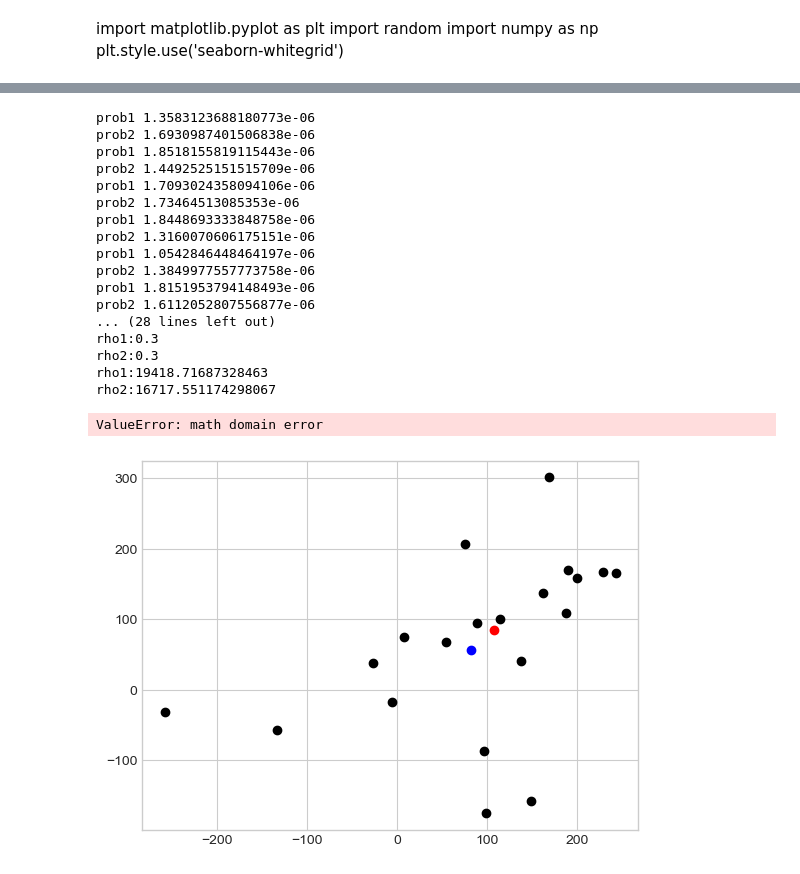
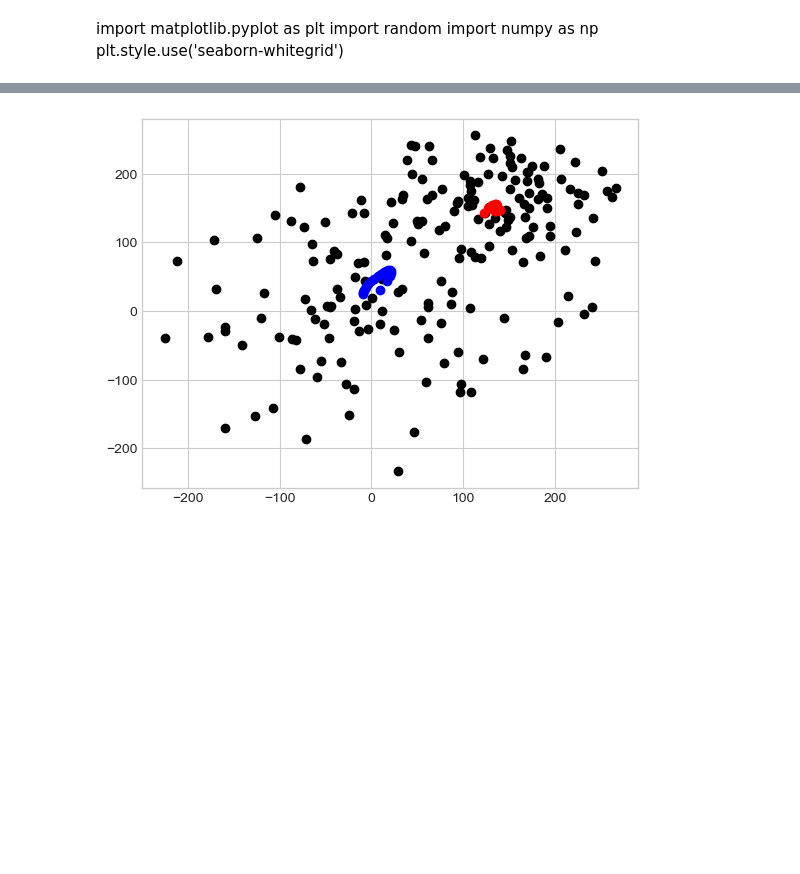
Before and after one commit to lucasc073/GMM1, a Jupyter notebook: K means.ipynb, the cells around one changed output, grey strips where cells are left out. Drawn from its saved outputs; the diff is of its cells as text; code cells hidden in the pictures; blank space fills up the shorter version.

```diff
--- a/K means.ipynb
+++ b/K means.ipynb
@@ -12,13 +12,13 @@ import math as math
 # %%
 x = []
 y = []
-for i in range(0, 10):
+for i in range(0, 100):
     x += [np.random.normal(0, 100)]
     y += [np.random.normal(0, 100)]
     x += [np.random.normal(150, 60)]
     y += [np.random.normal(150, 60)]
 
-for i in range(0, 20):
+for i in range(0, 200):
     plt.plot(x[i], y[i], 'o', color='black');
 
 
@@ -37,7 +37,7 @@ for j in range(0, 1000):
     count1 = 0
     count2 = 0
 
-    for i in range(0, 20):
+    for i in range(0, 200):
        # print(i)
         #if x[i]>200 and y[i]>200:
          #   print(x[i], y[i])
@@ -57,11 +57,13 @@ for j in range(0, 1000):
     ky1 = avgy1/count1
     ky2 = avgy2/count2
 
+
+
+for i in range(0, 200):
+    plt.plot(x[i], y[i], 'o', color='black');
+
 plt.plot(kx1, ky1, 'o', color='blue')
 plt.plot(kx2, ky2, 'o', color='green')
-
-for i in range(0, 20):
-    plt.plot(x[i], y[i], 'o', color='black');
 print(kx1)
 print(ky1)
 print(kx2)
@@ -75,15 +77,15 @@ print(ky2)
 # %%
-for i in range(0, 20):
+for i in range(0, 200):
     plt.plot(x[i], y[i], 'o', color='black');
 ux1 = kx1
 uy1 = ky1
 ux2 = kx2
 uy2 = ky2
 
-sigx1 = 300
-sigy1 = 300
-sigx2 = 300
-sigy2 = 300
+sigx1 = 100
+sigy1 = 100
+sigx2 = 100
+sigy2 = 100
 
 rho1 = 0.3
 rho2 = 0.3
@@ -103,7 +105,7 @@ weightedSDy2 = 0
 
 prob1 = []
 prob2 = []
-for j in range(5):
+for j in range(20):
     totalProb1 = 0
     totalProb2 = 0
     prob1 = []
@@ -118,7 +120,7 @@ for j in range(5):
     weightedSDy1 =0
     weightedSDy2 =0
 
-    for i in range(20):
+    for i in range(200):
         wx = x[i]
         wy = y[i]
         prob1 += [1/(2*math.pi*sigx1*sigy1*math.sqrt(1-rho1**2)) * math.e**(-1/(2*(1-rho1**2))*(
@@ -127,63 +129,41 @@ for j in range(5):
                 ((wx-ux2)/sigx2)**2 - 2*rho2*((wx-ux2)/sigx2)*((wy-uy2)/sigy2) + ((wy-uy2)/sigy2)**2))]
         totalProb1 += prob1[i]
         totalProb2 += prob2[i]
-        print("prob1 " + str(prob1[i]))
-        print("prob2 " + str(prob2[i]))
+
 
         # update mean
         weightedX1 += prob1[i] * wx
         weightedX2 += prob2[i] * wx
         weightedY1 += prob1[i] * wy
         weightedY2 += prob2[i] * wy
     ux1 = weightedX1/totalProb1
     uy1 = weightedY1/totalProb1
     ux2 = weightedX2/totalProb2
     uy2 = weightedY2/totalProb2
-    print("rho1:" + str(rho1))
-    print("rho2:" + str(rho2))
+
     rho1 = 0
     rho2 = 0
 
-    for i in range(20):
+    for i in range(200):
         weightedSDx1 += prob1[i] * (x[i]-ux1)**2
         weightedSDx2 += prob2[i] * (x[i]-ux2)**2
         weightedSDy1 += prob1[i] * (y[i]-uy1)**2
         weightedSDy2 += prob2[i] * (y[i]-uy2)**2
 
-        rho1 += (x[i]-ux1)*(y[i]-uy1)
-        rho2 += (x[i]-ux2)*(y[i]-uy2)
+        rho1 += prob1[i]*(x[i]-ux1)*(y[i]-uy1)
+        rho2 += prob2[i]*(x[i]-ux2)*(y[i]-uy2)
 
 
     sigx1 = np.sqrt(weightedSDx1 / totalProb1) # update std
     sigx2 = np.sqrt(weightedSDx2 / totalProb2)
     sigy1 = np.sqrt(weightedSDy1 / totalProb1)
     sigy2 = np.sqrt(weightedSDy2 / totalProb2)
 
-    rho1 /= 20
-    rho2 /= 20
+    rho1 /= 200
+    rho2 /= 200
     rho1 /= (sigx1*sigy1)
     rho2 /= (sigx2*sigy2)
-    print("rho1:" + str(rho1))
-    print("rho2:" + str(rho2))
     plt.plot(ux1, uy1, 'o', color = 'red')
     plt.plot(ux2, uy2, 'o', color = 'blue')
 # %% [output]
-prob1 1.3583123688180773e-06
-prob2 1.6930987401506838e-06
-prob1 1.8518155819115443e-06
-prob2 1.4492525151515709e-06
-prob1 1.7093024358094106e-06
-prob2 1.73464513085353e-06
-prob1 1.8448693333848758e-06
-prob2 1.3160070606175151e-06
-prob1 1.0542846448464197e-06
-prob2 1.3849977557773758e-06
-prob1 1.8151953794148493e-06
-prob2 1.6112052807556877e-06
-... (28 lines left out)
-rho1:0.3
-rho2:0.3
-rho1:19418.71687328463
-rho2:16717.551174298067
-ValueError: math domain error
-[figure, old version]
+[figure, new version]
```
Also changed, not shown: parts of 2 cells of this notebook.
